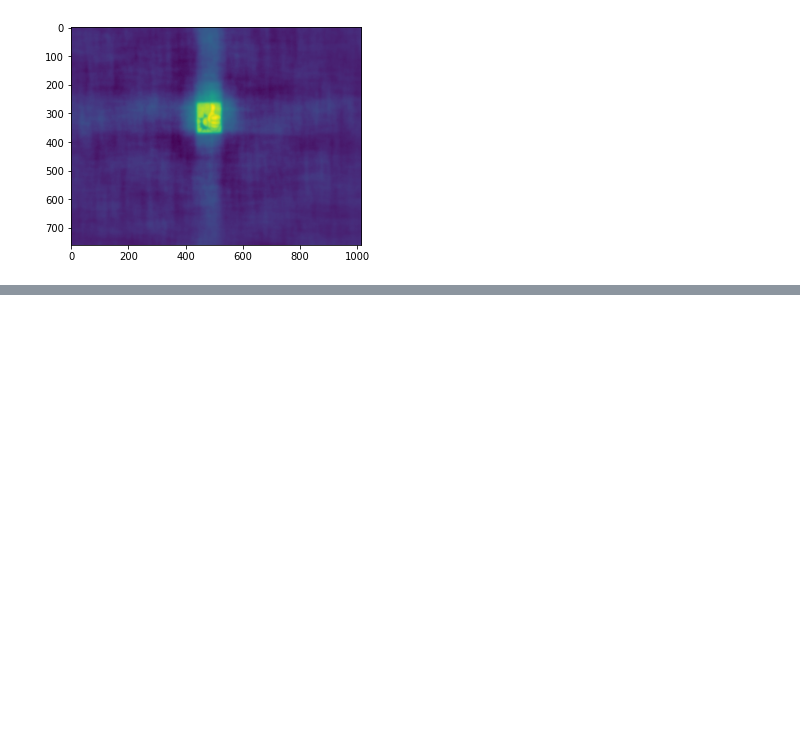
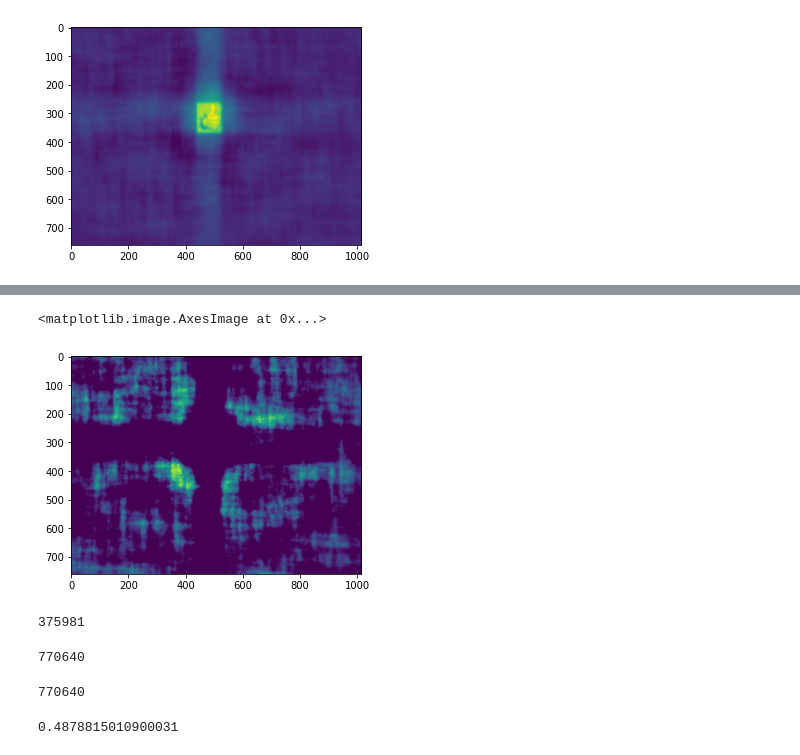
Before and after one commit to ikhemakhem/DiffuserCam, a Jupyter notebook: diffcam/test.ipynb, the cells around one changed output, grey strips where cells are left out. Drawn from its saved outputs; the diff is of its cells as text; code cells hidden in the pictures; blank space fills up the shorter version.

```diff
--- a/diffcam/test.ipynb
+++ b/diffcam/test.ipynb
@@ -76,0 +80,21 @@ plt.imshow(estimate[:,:,2])
+# %%
+plt.imshow(estimate[:,:,0] - pieces[0])
+# %% [output]
+<matplotlib.image.AxesImage at 0x...>
+[figure, added]
+# %%
+np.sum(estimate[:,:,0] == pieces[0])
+# %% [output]
+375981
+# %%
+estimate[:,:,0].size
+# %% [output]
+770640
+# %%
+pieces[0].size
+# %% [output]
+770640
+# %%
+375981/770640
+# %% [output]
+0.4878815010900031
```
Also changed, not shown: parts of 8 cells of this notebook, 4 other files.
